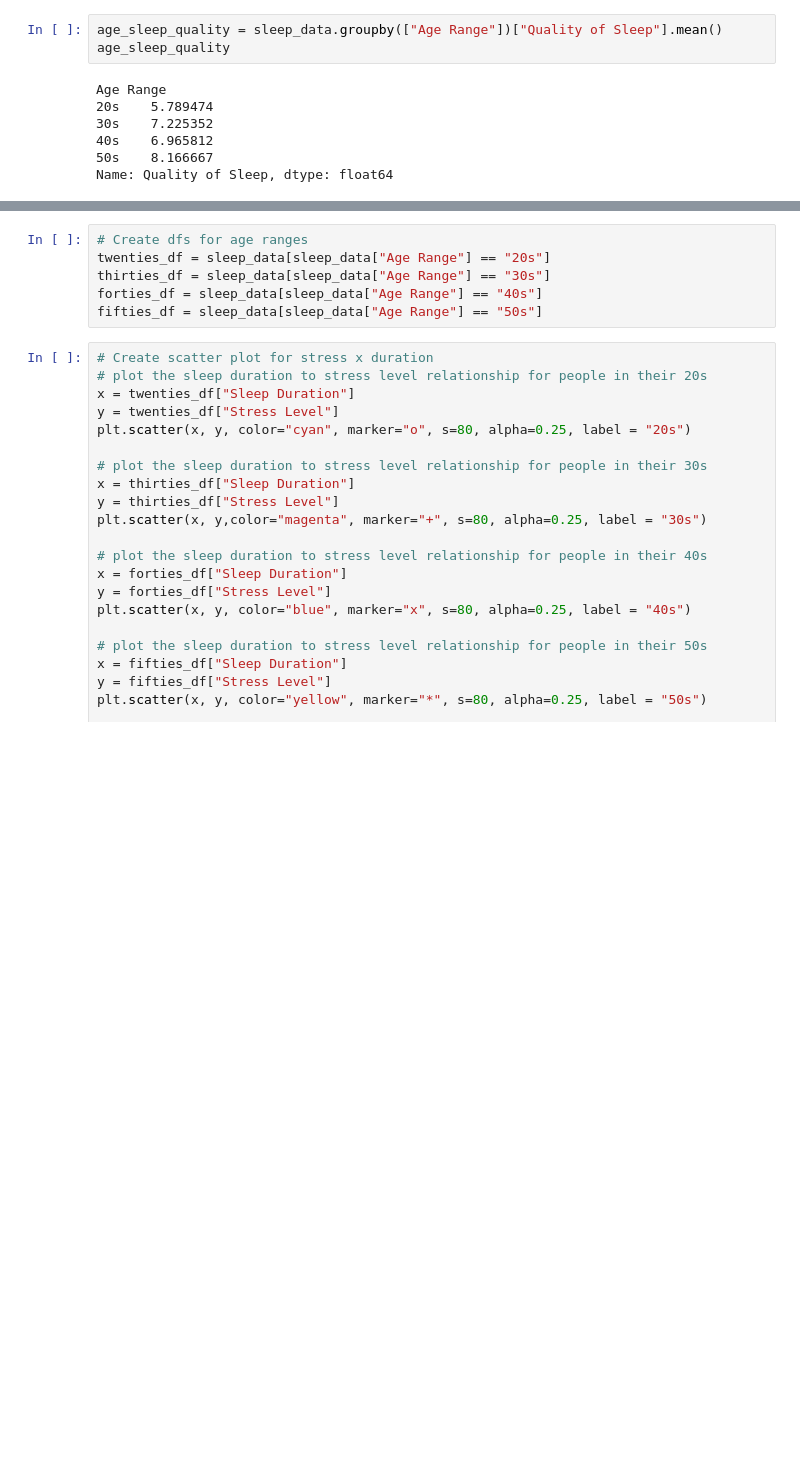
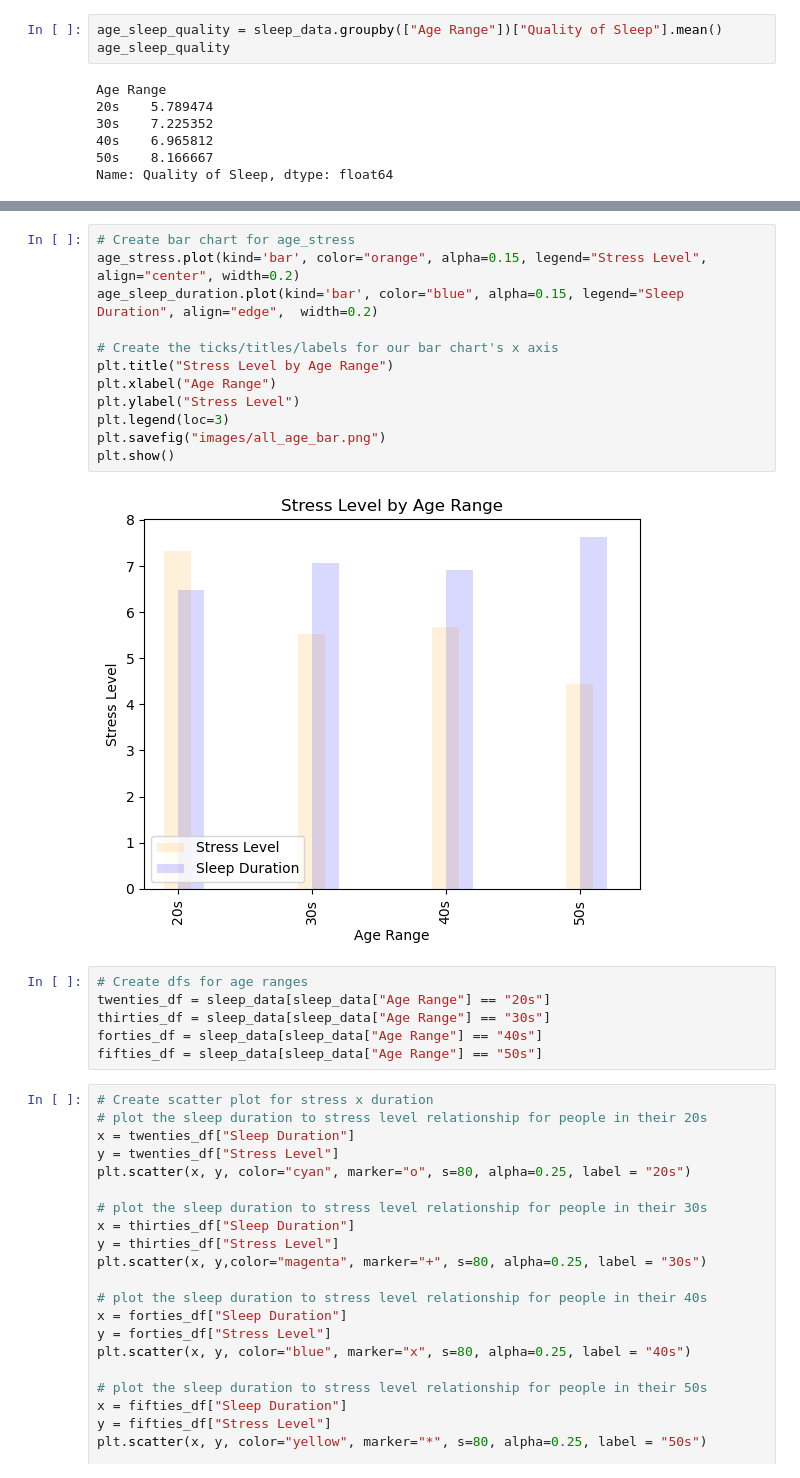
Before and after one commit to jaredsletto/Project_1, a Jupyter notebook: Project_1_sleep.ipynb, the cells around one changed output, grey strips where cells are left out. Drawn from its saved outputs; the diff is of its cells as text; blank space fills up the shorter version.

```diff
--- a/Project_1_sleep.ipynb
+++ b/Project_1_sleep.ipynb
@@ -149,3 +111,17 @@ plt.show()
+# %%
+# Create bar chart for age_stress
+age_stress.plot(kind='bar', color="orange", alpha=0.15, legend="Stress Level", align="center", width=0.2)
+age_sleep_duration.plot(kind='bar', color="blue", alpha=0.15, legend="Sleep Duration", align="edge",  width=0.2)
+
+# Create the ticks/titles/labels for our bar chart's x axis
+plt.title("Stress Level by Age Range")
+plt.xlabel("Age Range")
+plt.ylabel("Stress Level")
+plt.legend(loc=3)
+plt.savefig("images/all_age_bar.png")
+plt.show()
+# %% [output]
+[figure, added]
 # %%
 # Create dfs for age ranges
 twenties_df = sleep_data[sleep_data["Age Range"] == "20s"]
```
Also changed, not shown: parts of 4 cells of this notebook, 2 other files.
